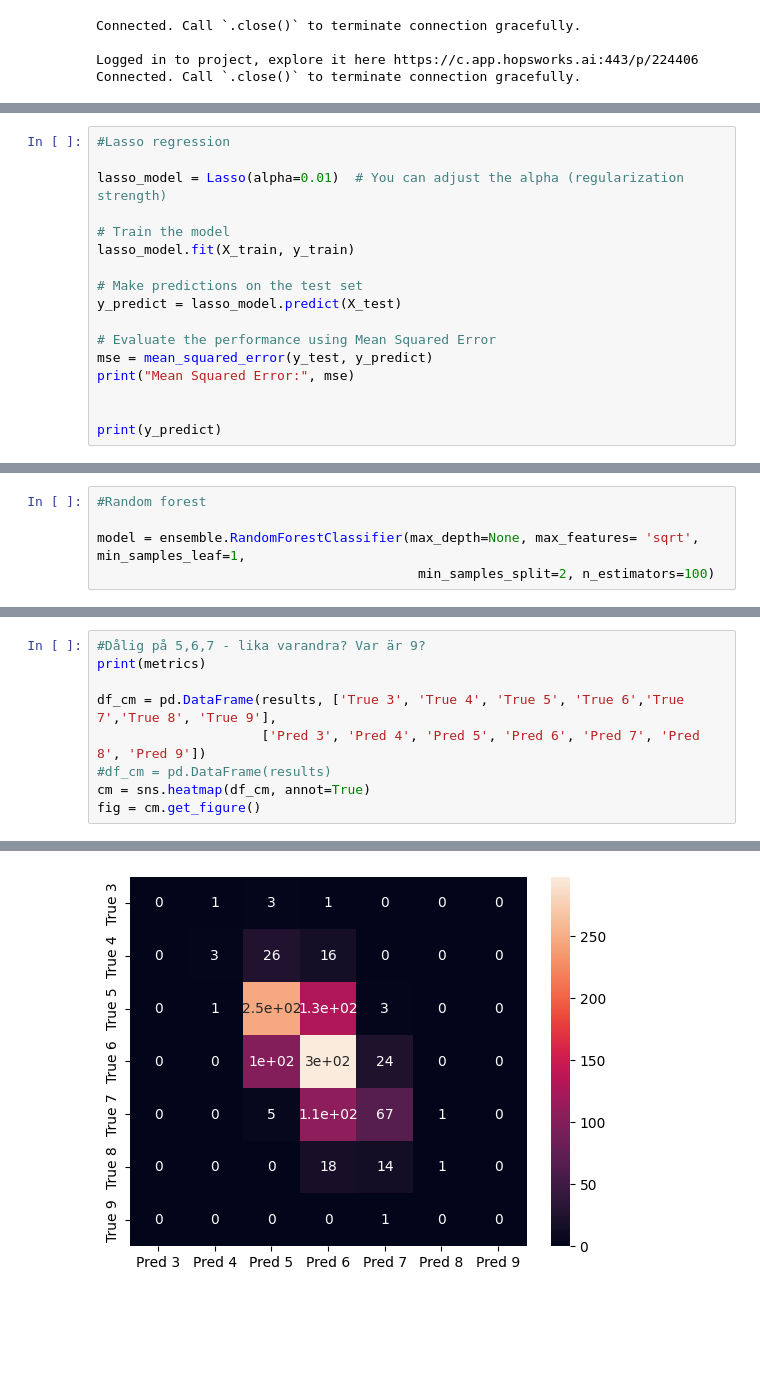
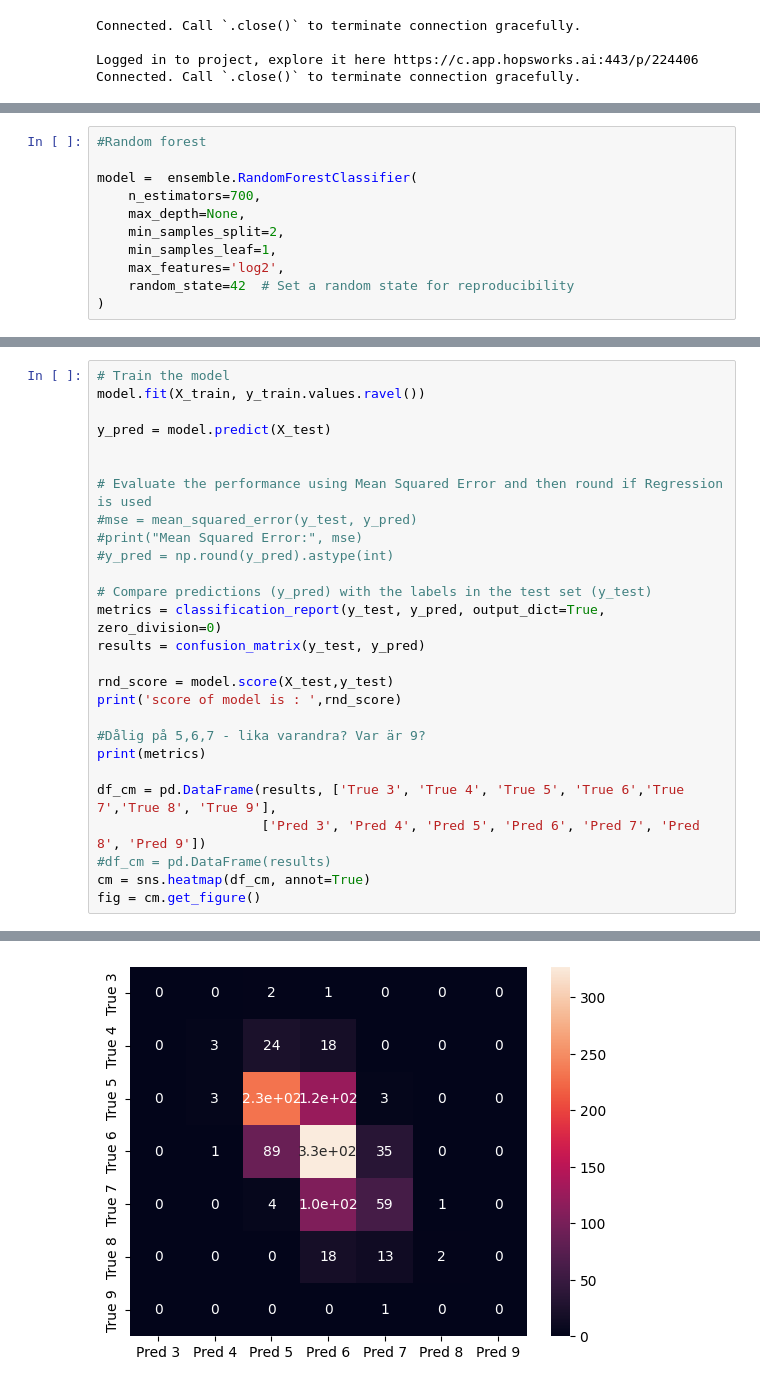
Before and after one commit to rogoran/id2223kth.github.io, a Jupyter notebook: src/serverless-ml-intro/serverless-ml-lab/wine-training-pipeline.ipynb, the cells around one changed output, grey strips where cells are left out. Drawn from its saved outputs; the diff is of its cells as text; blank space fills up the shorter version.

```diff
--- a/src/serverless-ml-intro/serverless-ml-lab/wine-training-pipeline.ipynb
+++ b/src/serverless-ml-intro/serverless-ml-lab/wine-training-pipeline.ipynb
@@ -42,17 +72,0 @@ VersionWarning: Incremented version to `18`.
-# %%
-#Lasso regression
-
-lasso_model = Lasso(alpha=0.01)  # You can adjust the alpha (regularization strength)
-
-# Train the model
-lasso_model.fit(X_train, y_train)
-
-# Make predictions on the test set
-y_predict = lasso_model.predict(X_test)
-
-# Evaluate the performance using Mean Squared Error
-mse = mean_squared_error(y_test, y_predict)
-print("Mean Squared Error:", mse)
-
-
-print(y_predict)
@@ -62,5 +77,11 @@ Mean Squared Error: 0.5658912445856978
 # %%
 #Random forest
 
-model = ensemble.RandomForestClassifier(max_depth=None, max_features= 'sqrt', min_samples_leaf=1,
-                                         min_samples_split=2, n_estimators=100)
+model =  ensemble.RandomForestClassifier(
+    n_estimators=700,
+    max_depth=None,
+    min_samples_split=2,
+    min_samples_leaf=1,
+    max_features='log2',
+    random_state=42  # Set a random state for reproducibility
+)
@@ -78,4 +88,22 @@ results = confusion_matrix(y_test, y_pred)
 # %%
+# Train the model
+model.fit(X_train, y_train.values.ravel())
+
+y_pred = model.predict(X_test)
+
+
+# Evaluate the performance using Mean Squared Error and then round if Regression is used
+#mse = mean_squared_error(y_test, y_pred)
+#print("Mean Squared Error:", mse)
+#y_pred = np.round(y_pred).astype(int)
+
+# Compare predictions (y_pred) with the labels in the test set (y_test)
+metrics = classification_report(y_test, y_pred, output_dict=True, zero_division=0)
+results = confusion_matrix(y_test, y_pred)
+
+rnd_score = model.score(X_test,y_test)
+print('score of model is : ',rnd_score)
+
 #Dålig på 5,6,7 - lika varandra? Var är 9?
 print(metrics)
 
@@ -89,4 +118,4 @@ fig = cm.get_figure()
-[figure, old version]
+[figure, new version]
 # %%
 mr = project.get_model_registry()
 
```
Also changed, not shown: parts of 12 cells of this notebook, 3 other files.
